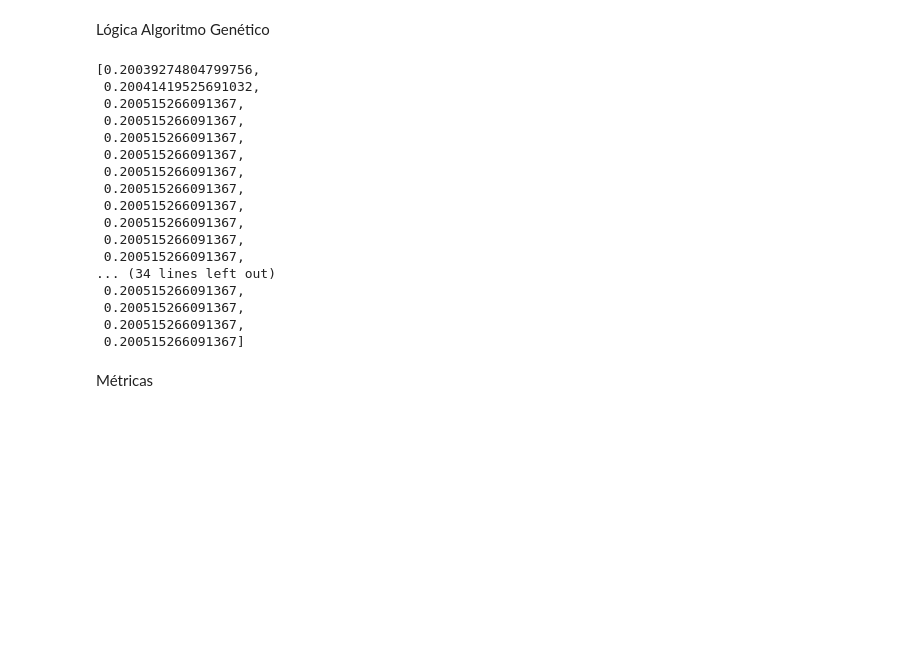
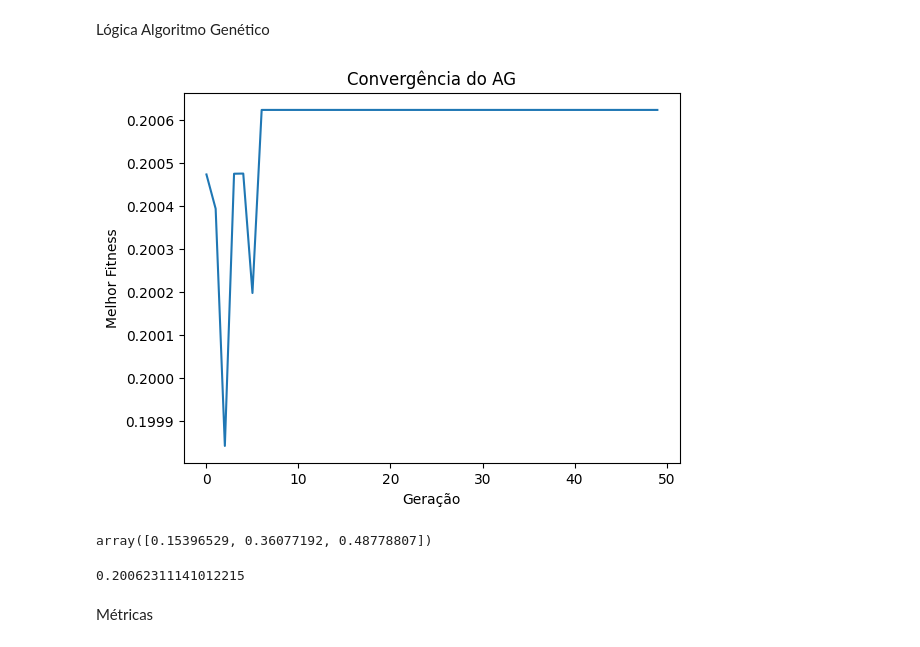
Before and after one commit to tmnds/ga_forecast, a Jupyter notebook: call_forecast.ipynb, the cells around one changed output. Saved outputs shown, nothing was run; the diff lists cells and outputs as text; code cells hidden in the pictures; blank space fills up the shorter version.

```diff
--- a/call_forecast.ipynb
+++ b/call_forecast.ipynb
@@ -191,6 +191,11 @@ def mutation(offspring):
     Mutação
     - Pequenas alterações aleatórias são introduzidas em alguns indivíduos.
     - Isso ajuda a manter a diversidade genética e evita que o algoritmo fique preso em ótimos locais.
+
+    - Se usarmos child[gene] = random.uniform(0, 1) - Dessa forma eu mudo completamente o Gene, o que teoricamente favorece Exploração, comportamentoo mais agfressivo, diversidade e menos estabilidade
+
+    - Se usarmos child[gene] += random.uniform(-0.001, 0.001) - dessa forma eu favoreço refinamento local, busca gradual, comportamento mais estável, e exploração fina.
+
     '''
     mutation_rate = 0.1
 
@@ -234,30 +239,16 @@ def genetic_algorithm(P, y_test):
         new_generation = crossover(selected)
         W = mutation(new_generation)
 
+    y_hat = P @ W.T
+    fitness = evaluate_population(y_test, y_hat)
+    c
 
-    # best_2 = max(W, key=evaluate_population(W, y_hat))
+    best_ind = W[best_idx]
+    best_fit = fitness[best_idx]
+
+    # best_ind = max(y_hat, key=evaluate_population(y_test, y_hat))
     # fitness = evaluate_population(y_test, y_hat)
 
-    return best_
+    return best_, best_ind, best_fit
 # %%
-bests = genetic_algorithm(P, y_test)
+best_, best_ind, best_fit = genetic_algorithm(P, y_test)
-# %%
-bests
-# %% [output]
-[0.20039274804799756,
- 0.20041419525691032,
- 0.200515266091367,
- 0.200515266091367,
- 0.200515266091367,
- 0.200515266091367,
- 0.200515266091367,
- 0.200515266091367,
- 0.200515266091367,
- 0.200515266091367,
- 0.200515266091367,
- 0.200515266091367,
-... (34 lines left out)
- 0.200515266091367,
- 0.200515266091367,
- 0.200515266091367,
- 0.200515266091367]
@@ -268,3 +255,21 @@ bests
+# %%
+import matplotlib.pyplot as plt
+
+plt.plot(best_)
+plt.xlabel("Geração")
+plt.ylabel("Melhor Fitness")
+plt.title("Convergência do AG")
+plt.show()
+# %% [output]
+[figure, added]
+# %%
+best_ind
+# %% [output]
+array([0.15396529, 0.36077192, 0.48778807])
+# %%
+best_fit
+# %% [output]
+0.20062311141012215
 # %%
 # W = start_population(20)
 # gen_num = 50
```
Also changed, not shown: parts of 1 cell of this notebook, 3 other files.
